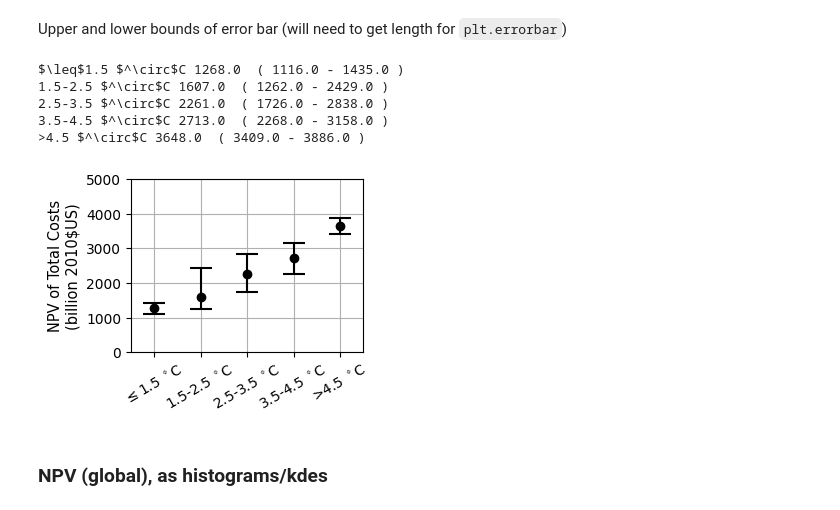
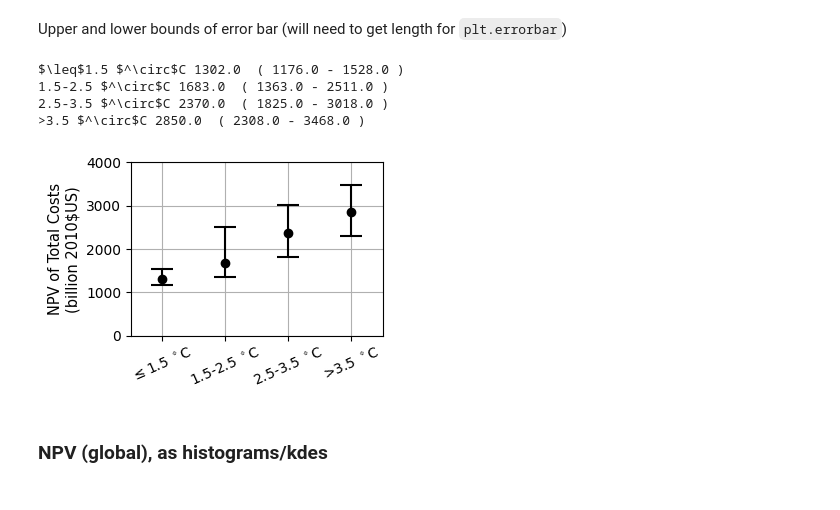
Before and after one commit to raddleverse/tempthresholds, a Jupyter notebook: analysis_darnell.ipynb, the cells around one changed output. Saved outputs shown, nothing was run; the diff lists cells and outputs as text; code cells hidden in the pictures.

Commit message:
updated darnell ensemble analysis with n=3000

```diff
--- a/analysis_darnell.ipynb
+++ b/analysis_darnell.ipynb
@@ -36,13 +36,13 @@ dfS = {scen : None for scen in scenarios} # global NPV, GMSL, temps, brick ensem
 #dfO = {scen : None for scen in scenarios} # global optimal cost, strategies for each segment
 
 for (ssp,rcp) in scenarios:
-    slrdir = outdir + "/SSP"+str(ssp)+"_BRICK"+str(rcp)+"/SSP"+str(ssp)+"_BRICK"+str(rcp)+"_global_varySLR-Darnell/CIAM MC800/PostProcessing"
-    dfS[(ssp,rcp)] = pd.read_csv(slrdir+"/globalnpv_SSP"+str(ssp)+"_BRICK"+str(rcp)+"_global_varySLR-Darnell.csv")
-    dfO = pd.read_csv(slrdir+"/globalts_"+str(rcp)+"_SSP"+str(ssp)+"_BRICK"+str(rcp)+"_global_varySLR-Darnell.csv")
+    slrdir = outdir + "/SSP"+str(ssp)+"_BRICK"+str(rcp)+"/SSP"+str(ssp)+"_BRICK"+str(rcp)+"_s2_global_varySLR-Darnell/CIAM MC3000/PostProcessing"
+    dfS[(ssp,rcp)] = pd.read_csv(slrdir+"/globalnpv_SSP"+str(ssp)+"_BRICK"+str(rcp)+"_s2_global_varySLR-Darnell.csv")
+    dfO = pd.read_csv(slrdir+"/globalts_"+str(rcp)+"_SSP"+str(ssp)+"_BRICK"+str(rcp)+"_s2_global_varySLR-Darnell.csv")
     dfS[(ssp,rcp)] = subtract_ref_npv(dfO,dfS[(ssp,rcp)])
 
-    dfR = pd.read_csv(slrdir+"/regionnpv_SSP"+str(ssp)+"_BRICK"+str(rcp)+"_global_varySLR-Darnell.csv")
-    dfO = pd.read_csv(slrdir+"/regionts_SSP"+str(ssp)+"_BRICK"+str(rcp)+"_global_varySLR-Darnell.csv")
+    dfR = pd.read_csv(slrdir+"/regionnpv_SSP"+str(ssp)+"_BRICK"+str(rcp)+"_s2_global_varySLR-Darnell.csv")
+    dfO = pd.read_csv(slrdir+"/regionts_SSP"+str(ssp)+"_BRICK"+str(rcp)+"_s2_global_varySLR-Darnell.csv")
     dfR = dfR - dfO
 
     dfS[(ssp,rcp)] = dfS[(ssp,rcp)].join(dfR)
@@ -61,7 +61,8 @@ dfN = pd.concat([dfS[(ssp,rcp)] for (ssp,rcp) in scenarios])
 Global NPV of future adaptation costs at different thresholds
 # %%
 quants = [.05,.5,.95]
-threshold_labels = ["$\leq$1.5 $^\circ$C", "1.5-2.5 $^\circ$C", "2.5-3.5 $^\circ$C", "3.5-4.5 $^\circ$C", ">4.5 $^\circ$C"]
+#threshold_labels = ["$\leq$1.5 $^\circ$C", "1.5-2.5 $^\circ$C", "2.5-3.5 $^\circ$C", "3.5-4.5 $^\circ$C", ">4.5 $^\circ$C"]
+threshold_labels = ["$\leq$1.5 $^\circ$C", "1.5-2.5 $^\circ$C", "2.5-3.5 $^\circ$C", ">3.5 $^\circ$C"]
 threshold_colors = ["steelblue", "seagreen", "darkorange", "firebrick", "black"]
 # %% [markdown]
 Heights for bar graph
@@ -69,42 +70,38 @@ Heights for bar graph
 npv_heights = np.array([dfN.loc[(dfN.temp2100 <= 1.5), "npv"].quantile(0.5),
                         dfN.loc[(dfN.temp2100 > 1.5) & (dfN.temp2100 <= 2.5), "npv"].quantile(0.5),
                         dfN.loc[(dfN.temp2100 > 2.5) & (dfN.temp2100 <= 3.5), "npv"].quantile(0.5),
-                        dfN.loc[(dfN.temp2100 > 3.5) & (dfN.temp2100 <= 4.5), "npv"].quantile(0.5),
-                        dfN.loc[(dfN.temp2100 > 4.5), "npv"].quantile(0.5)])
+                        dfN.loc[(dfN.temp2100 > 3.5), "npv"].quantile(0.5)])
 # %% [markdown]
 Upper and lower bounds of error bar (will need to get length for `plt.errorbar`)
 # %%
 npv_uppers  = np.array([dfN.loc[(dfN.temp2100 <= 1.5), "npv"].quantile(quants[-1]),
                         dfN.loc[(dfN.temp2100 > 1.5) & (dfN.temp2100 <= 2.5), "npv"].quantile(quants[-1]),
                         dfN.loc[(dfN.temp2100 > 2.5) & (dfN.temp2100 <= 3.5), "npv"].quantile(quants[-1]),
-                        dfN.loc[(dfN.temp2100 > 3.5) & (dfN.temp2100 <= 4.5), "npv"].quantile(quants[-1]),
-                        dfN.loc[(dfN.temp2100 > 4.5), "npv"].quantile(quants[-1])])
+                        dfN.loc[(dfN.temp2100 > 3.5), "npv"].quantile(quants[-1])])
 npv_lowers  = np.array([dfN.loc[(dfN.temp2100 <= 1.5), "npv"].quantile(quants[0]),
                         dfN.loc[(dfN.temp2100 > 1.5) & (dfN.temp2100 <= 2.5), "npv"].quantile(quants[0]),
                         dfN.loc[(dfN.temp2100 > 2.5) & (dfN.temp2100 <= 3.5), "npv"].quantile(quants[0]),
-                        dfN.loc[(dfN.temp2100 > 3.5) & (dfN.temp2100 <= 4.5), "npv"].quantile(quants[0]),
-                        dfN.loc[(dfN.temp2100 > 4.5), "npv"].quantile(quants[0])])
+                        dfN.loc[(dfN.temp2100 > 3.5), "npv"].quantile(quants[0])])
 # %%
 for t in range(len(threshold_labels)):
     print(threshold_labels[t], np.round(npv_heights[t]), " (",np.round(npv_lowers[t]),"-",np.round(npv_uppers[t]),")")
 # %% [output]
-$\leq$1.5 $^\circ$C 1268.0  ( 1116.0 - 1435.0 )
-1.5-2.5 $^\circ$C 1607.0  ( 1262.0 - 2429.0 )
-2.5-3.5 $^\circ$C 2261.0  ( 1726.0 - 2838.0 )
-3.5-4.5 $^\circ$C 2713.0  ( 2268.0 - 3158.0 )
->4.5 $^\circ$C 3648.0  ( 3409.0 - 3886.0 )
+$\leq$1.5 $^\circ$C 1302.0  ( 1176.0 - 1528.0 )
+1.5-2.5 $^\circ$C 1683.0  ( 1363.0 - 2511.0 )
+2.5-3.5 $^\circ$C 2370.0  ( 1825.0 - 3018.0 )
+>3.5 $^\circ$C 2850.0  ( 2308.0 - 3468.0 )
 # %%
-fig,ax = plt.subplots(1,1,figsize=(3,2.25))
+fig,ax = plt.subplots(1,1,figsize=(3.25,2.25))
 #plt.bar(x=threshold_labels, height=npv_heights, width=0.6)
 plt.errorbar(x=threshold_labels, y=npv_heights,
              yerr=[npv_heights-npv_lowers, npv_uppers-npv_heights],
              fmt='o', color="black", elinewidth=1.5, capsize=8, capthick=1.5)
-plt.axis([-0.5,4.5,0,5000]); plt.ylabel("NPV of Total Costs\n(billion 2010$US)", fontsize=10.5)
-plt.xticks(rotation=30, fontsize=10); plt.yticks(fontsize=10)
+plt.axis([-0.5,3.5,0,4000]); plt.ylabel("NPV of Total Costs\n(billion 2010$US)", fontsize=10.5)
+plt.xticks(rotation=24, fontsize=10); plt.yticks(fontsize=10)
 plt.grid(); ax.set_axisbelow(True)
 fig.savefig("./figures/npv_global_errorbars-only_Darnell.pdf", bbox_inches='tight');
 # %% [output]
-[figure, old version]
+[figure, new version]
 # %% [markdown]
 ### NPV (global), as histograms/kdes
 # %%
```
Also changed, not shown: parts of 50 cells of this notebook.
